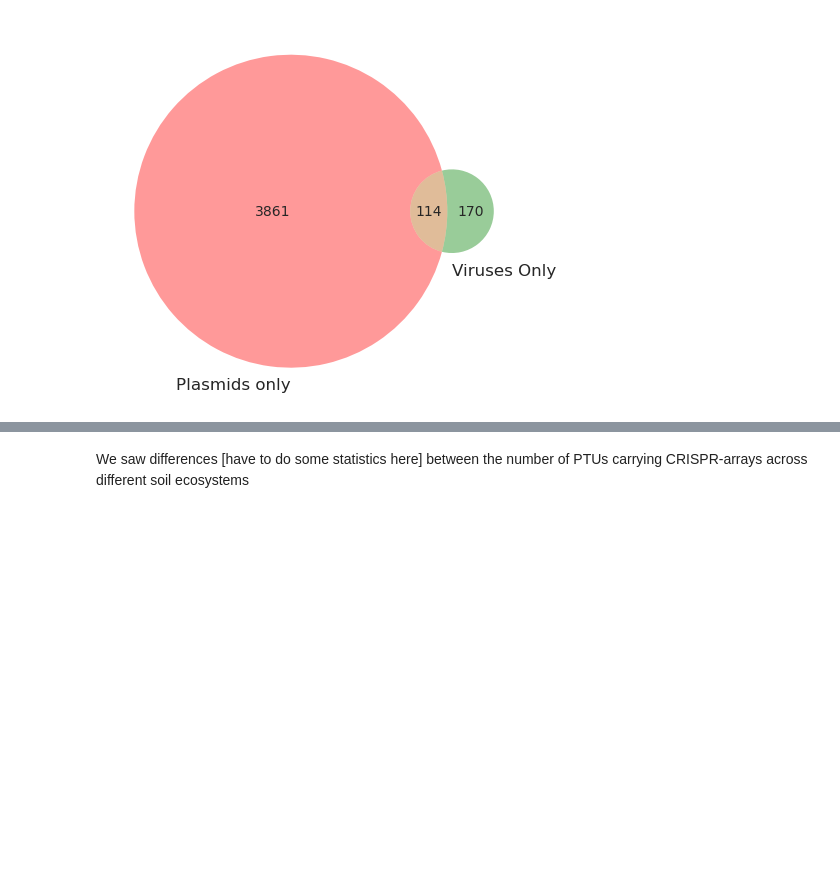
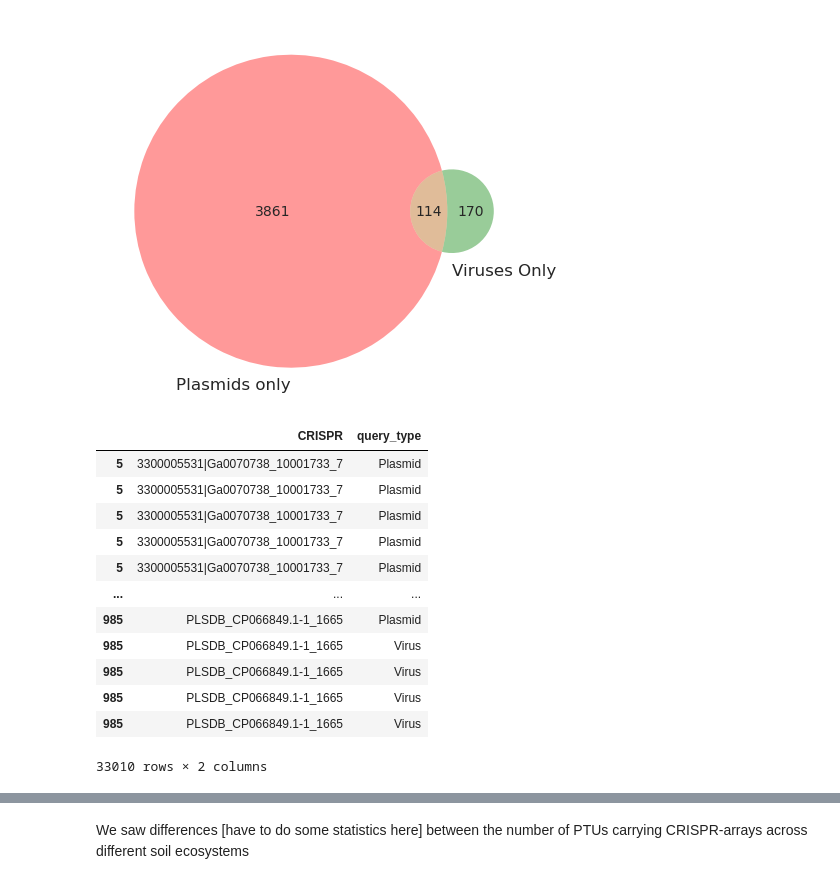
Before and after one commit to Matt-BF/GSPR, a Jupyter notebook: notebooks/meta_spacers.ipynb, the cells around one changed output, grey strips where cells are left out. Cells and saved outputs as stored; diff of their text form; code cells hidden in the pictures; blank space fills up the shorter version.

```diff
--- a/notebooks/meta_spacers.ipynb
+++ b/notebooks/meta_spacers.ipynb
@@ -745,0 +758,16 @@ fig.savefig("../figures/plasmid_spacers_hitting_venn.pdf", bbox_inches="tight")
+# %%
+test[test['query_type']!='Unknown'][['CRISPR','query_type']]
+# %% [output]
+|  | CRISPR | query_type |
+| 5 | 3300005531|Ga0070738_10001733_7 | Plasmid |
+| 5 | 3300005531|Ga0070738_10001733_7 | Plasmid |
+| 5 | 3300005531|Ga0070738_10001733_7 | Plasmid |
+| 5 | 3300005531|Ga0070738_10001733_7 | Plasmid |
+| 5 | 3300005531|Ga0070738_10001733_7 | Plasmid |
+| ... | ... | ... |
+| 985 | PLSDB_CP066849.1-1_1665 | Plasmid |
+| 985 | PLSDB_CP066849.1-1_1665 | Virus |
+| 985 | PLSDB_CP066849.1-1_1665 | Virus |
+| 985 | PLSDB_CP066849.1-1_1665 | Virus |
+| 985 | PLSDB_CP066849.1-1_1665 | Virus |
+33010 rows × 2 columns
```
Also changed, not shown: parts of 4 cells of this notebook, 6 other files.
